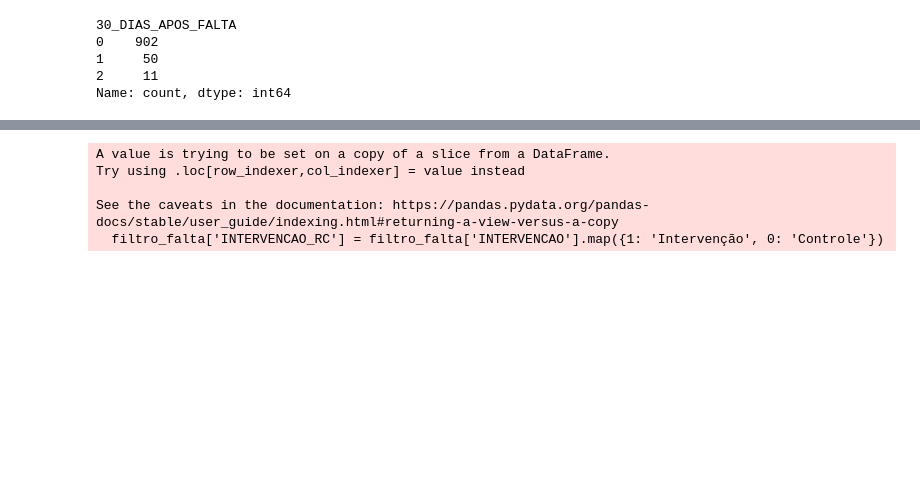
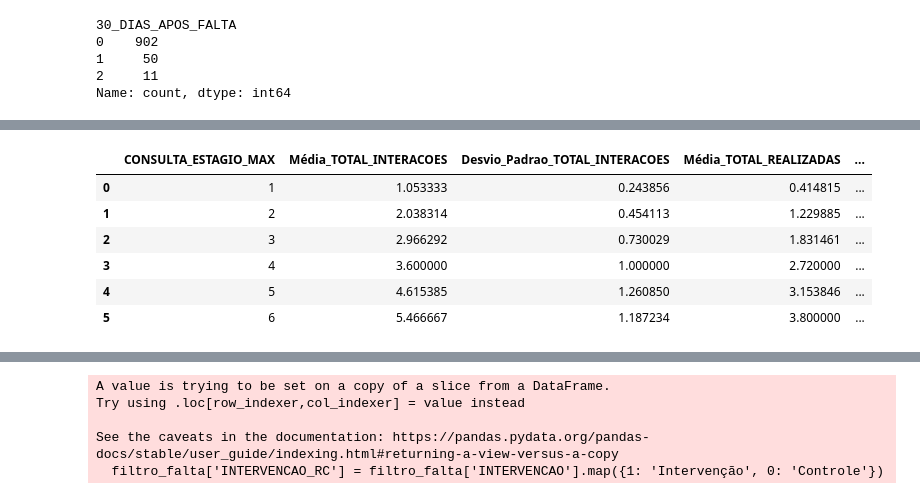
Before and after one commit to GARTosto/fluanutricaojob1, a Jupyter notebook: Flua_job1_tratamento_dados.ipynb, the cells around one changed output, grey strips where cells are left out. Drawn from its saved outputs; the diff is of its cells as text; code cells hidden in the pictures; blank space fills up the shorter version.

```diff
--- a/Flua_job1_tratamento_dados.ipynb
+++ b/Flua_job1_tratamento_dados.ipynb
@@ -931,0 +966,20 @@ Name: count, dtype: int64
+# %%
+# Agrupar por CONSULTA_ESTAGIO_MAX e calcular as médias e desvio padrão
+df_o2 = df_p3.groupby('CONSULTA_ESTAGIO_MAX').agg(
+    Média_TOTAL_INTERACOES=('TOTAL_INTERACOES', 'mean'),
+    Desvio_Padrao_TOTAL_INTERACOES=('TOTAL_INTERACOES', 'std'),
+    Média_TOTAL_REALIZADAS=('TOTAL_REALIZADAS', 'mean'),
+    Média_TOTAL_FALTAS=('TOTAL_FALTAS', 'mean'),
+    Média_TOTAL_REAGENDAMENTOS=('TOTAL_REAGENDAMENTOS', 'mean')
+).reset_index()
+
+# Exibir a tabela
+df_o2
+# %% [output]
+|  | CONSULTA_ESTAGIO_MAX | Média_TOTAL_INTERACOES | Desvio_Padrao_TOTAL_INTERACOES | Média_TOTAL_REALIZADAS | ... |
+| 0 | 1 | 1.053333 | 0.243856 | 0.414815 | ... |
+| 1 | 2 | 2.038314 | 0.454113 | 1.229885 | ... |
+| 2 | 3 | 2.966292 | 0.730029 | 1.831461 | ... |
+| 3 | 4 | 3.600000 | 1.000000 | 2.720000 | ... |
+| 4 | 5 | 4.615385 | 1.260850 | 3.153846 | ... |
+| 5 | 6 | 5.466667 | 1.187234 | 3.800000 | ... |
```
Also changed, not shown: parts of 9 cells of this notebook, 1 other file.
